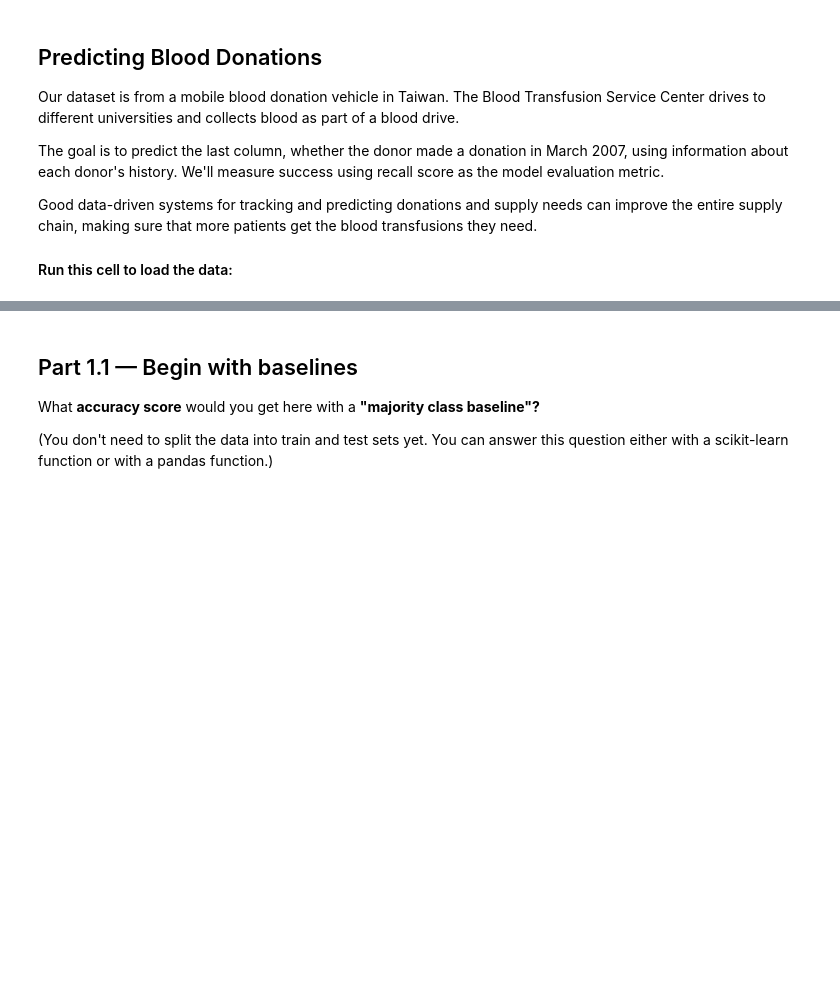
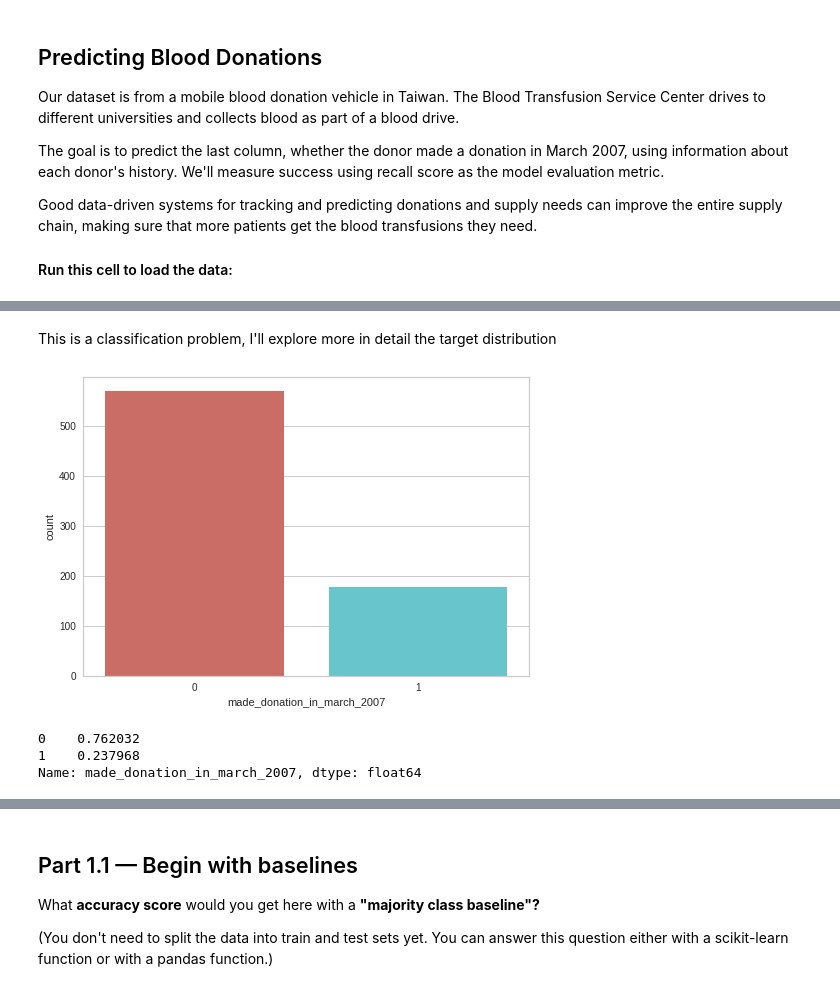
Before and after one commit to LambdaSchool/DS-Unit-2-Sprint-4-Model-Validation, a Jupyter notebook: DS_Unit_2_Sprint_Challenge_4_Model_Validation.ipynb, the cells around one changed output, grey strips where cells are left out. Drawn from its saved outputs; the diff is of its cells as text; code cells hidden in the pictures; blank space fills up the shorter version.

```diff
--- a/DS_Unit_2_Sprint_Challenge_4_Model_Validation.ipynb
+++ b/DS_Unit_2_Sprint_Challenge_4_Model_Validation.ipynb
@@ -28,0 +100,12 @@ df = df.rename(columns={
+# %% [markdown]
+This is a classification problem, I'll explore more in detail the target distribution
+# %%
+target = 'made_donation_in_march_2007'
+sns.countplot(x=target, data=df, palette='hls')
+plt.show();
+print(df[target].value_counts(normalize=True));
+# %% [output]
+[figure, added]
+0    0.762032
+1    0.237968
+Name: made_donation_in_march_2007, dtype: float64
```
Also changed, not shown: parts of 52 cells of this notebook.
